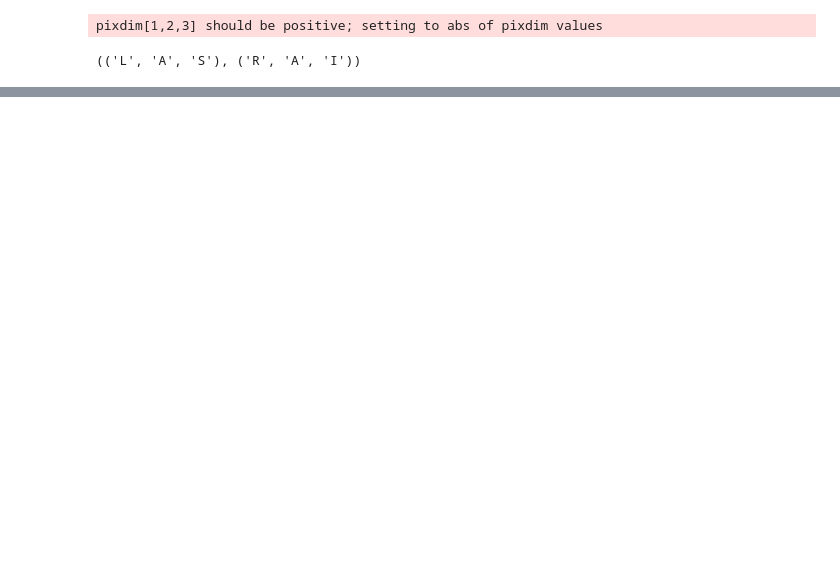
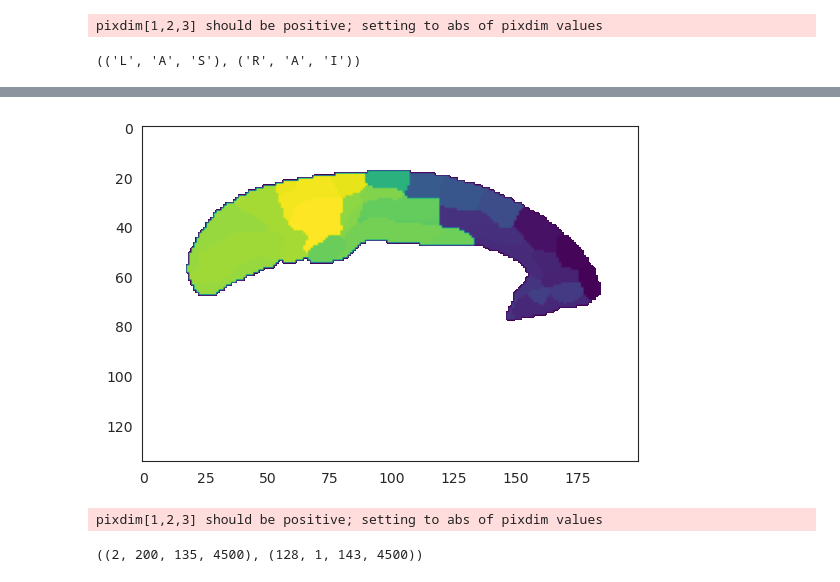
Before and after one commit to yibeichan/fUSi-workflow, a Jupyter notebook: code/092324_updates.ipynb, the cells around one changed output, grey strips where cells are left out. Cells and saved outputs as stored; diff of their text form; code cells hidden in the pictures; blank space fills up the shorter version.

```diff
--- a/code/092324_updates.ipynb
+++ b/code/092324_updates.ipynb
@@ -122,0 +134,24 @@ plt.show()
+# %%
+from matplotlib.colors import ListedColormap, BoundaryNorm
+
+# Create a colormap where 0 is white
+cmap = plt.get_cmap('viridis', 256)  # 'viridis' or any colormap of your choice
+new_cmap = cmap(np.linspace(0, 1, 256))
+new_cmap[0, :] = np.array([1, 1, 1, 1])  # Set the first color (corresponding to 0) to white
+new_cmap = ListedColormap(new_cmap)
+plt.imshow(np.rot90(cortical_atlas[1, :, :]), cmap=new_cmap)
+plt.show()
+# %% [output]
+[figure, added]
+# %%
+raw_ts_file = os.path.join(task_dir, '0618_livemarmoset_plane1.5.nii')
+transformed_ts_file = os.path.join(task_dir,'grouper_livemarmoset_0618_ts_transformed.npy')
+
+raw_ts = nib.load(raw_ts_file).get_fdata()
+transformed_ts = np.load(transformed_ts_file)
+# %% [output]
+pixdim[1,2,3] should be positive; setting to abs of pixdim values
+# %%
+transformed_ts.shape, raw_ts.shape
+# %% [output]
+((2, 200, 135, 4500), (128, 1, 143, 4500))
```
Also changed, not shown: parts of 25 cells of this notebook, 1 other file.
